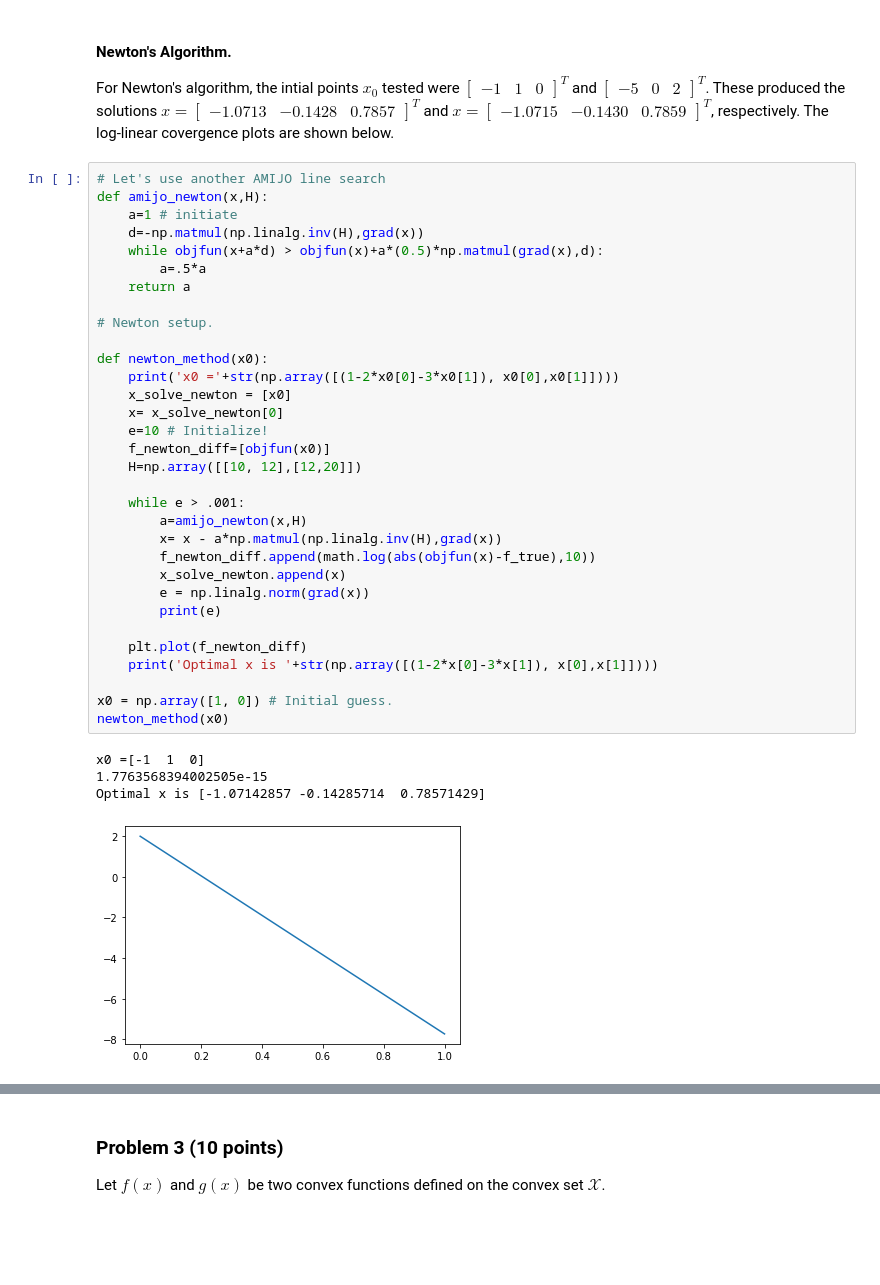
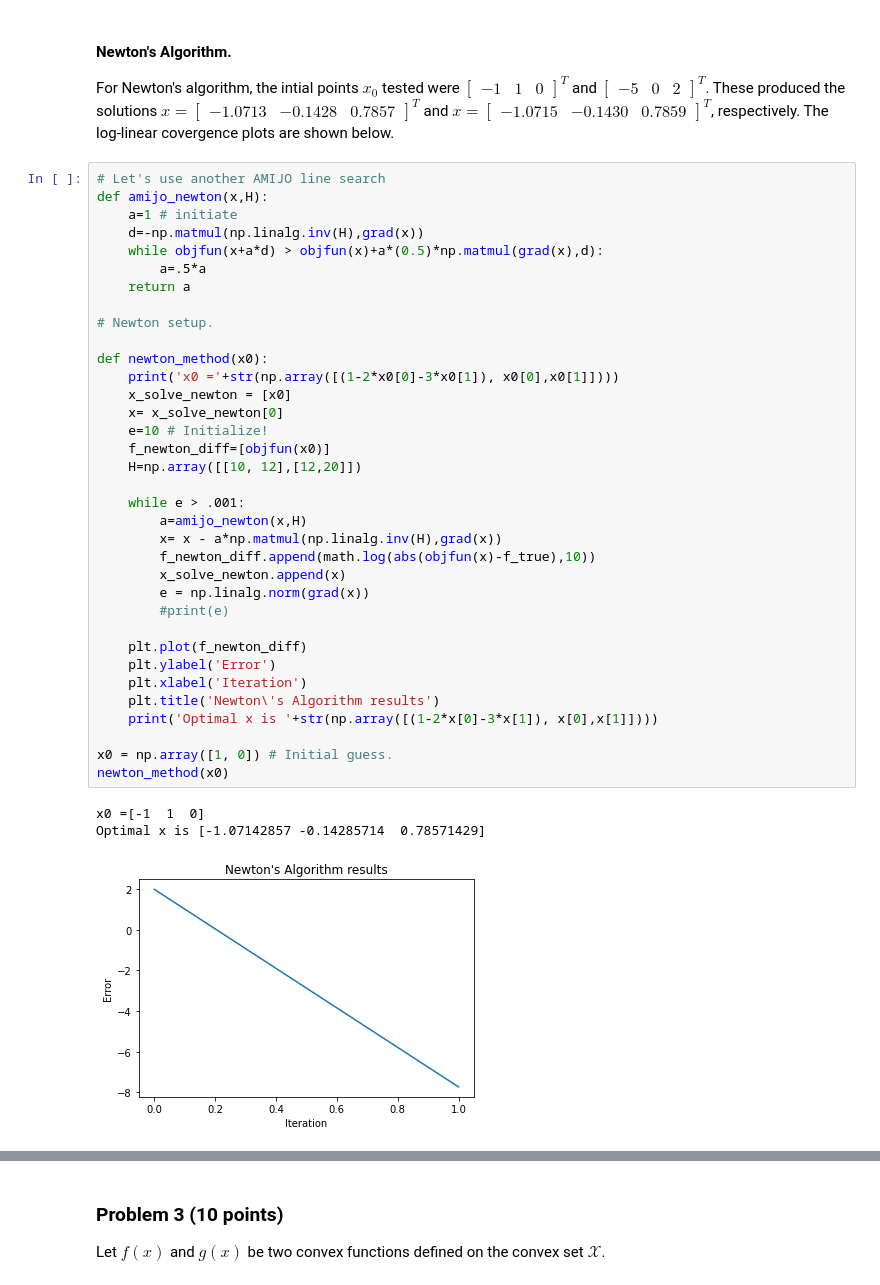
Before and after one commit to daoaaron/Dao-DesignOptimizationF2021, a Jupyter notebook: DAO_598_HW2.ipynb, the cells around one changed output, grey strips where cells are left out. Saved outputs shown, nothing was run; the diff lists cells and outputs as text; blank space fills up the shorter version.

```diff
--- a/DAO_598_HW2.ipynb
+++ b/DAO_598_HW2.ipynb
@@ -124,36 +124,38 @@ def amijo_newton(x,H):
     d=-np.matmul(np.linalg.inv(H),grad(x))
     while objfun(x+a*d) > objfun(x)+a*(0.5)*np.matmul(grad(x),d):
         a=.5*a
     return a
 
 # Newton setup.
 
 def newton_method(x0):
     print('x0 ='+str(np.array([(1-2*x0[0]-3*x0[1]), x0[0],x0[1]])))
     x_solve_newton = [x0]
     x= x_solve_newton[0]
     e=10 # Initialize!
     f_newton_diff=[objfun(x0)]
     H=np.array([[10, 12],[12,20]])
 
     while e > .001:
         a=amijo_newton(x,H)
         x= x - a*np.matmul(np.linalg.inv(H),grad(x))
         f_newton_diff.append(math.log(abs(objfun(x)-f_true),10))
         x_solve_newton.append(x)
         e = np.linalg.norm(grad(x))
-        print(e)
+        #print(e)
 
     plt.plot(f_newton_diff)
+    plt.ylabel('Error')
+    plt.xlabel('Iteration')
+    plt.title('Newton\'s Algorithm results')
     print('Optimal x is '+str(np.array([(1-2*x[0]-3*x[1]), x[0],x[1]])))
 
 x0 = np.array([1, 0]) # Initial guess.
 newton_method(x0)
 # %% [output]
 x0 =[-1  1  0]
-1.7763568394002505e-15
 Optimal x is [-1.07142857 -0.14285714  0.78571429]
-[figure, old version]
+[figure, new version]
 # %%
 x0 = np.array([0, 2])
 newton_method(x0)
```
Also changed, not shown: parts of 5 cells of this notebook.
